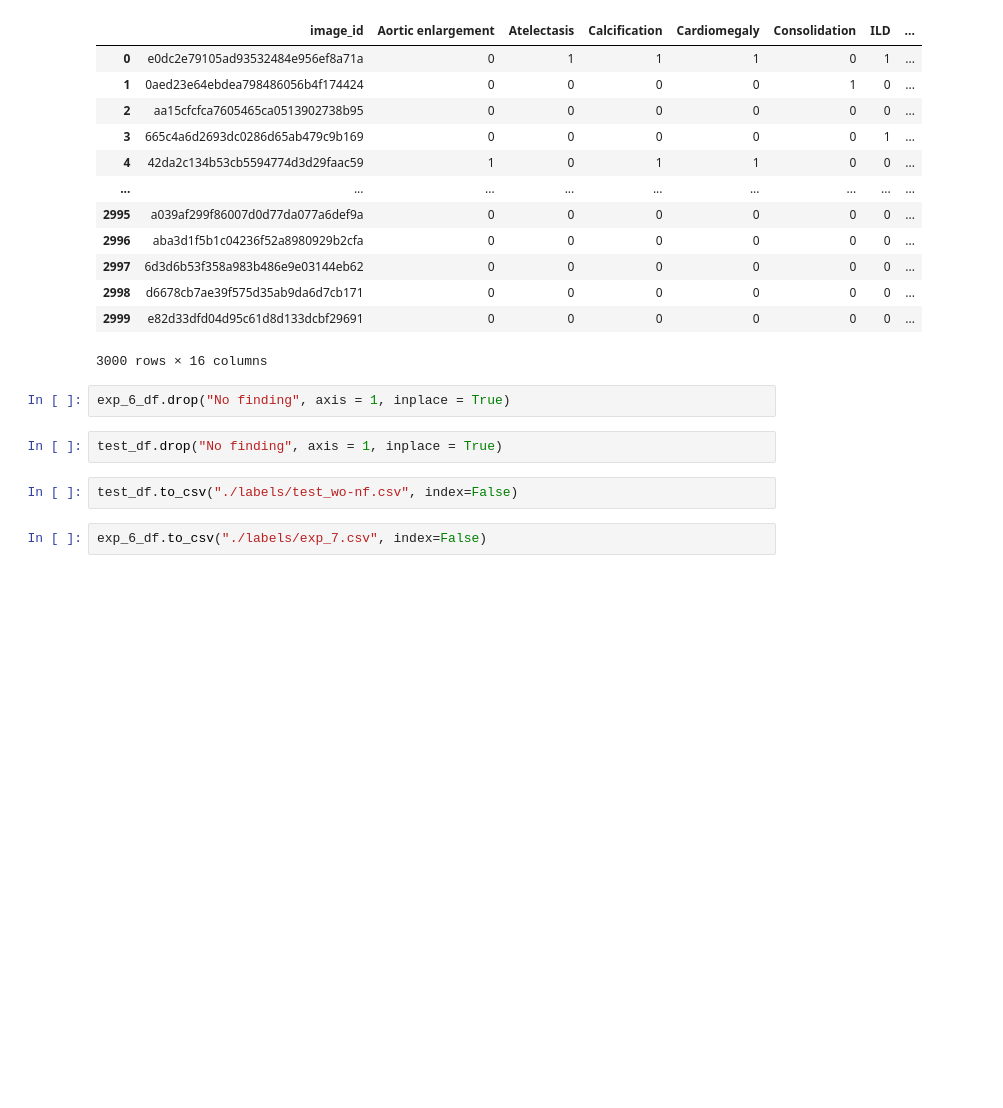
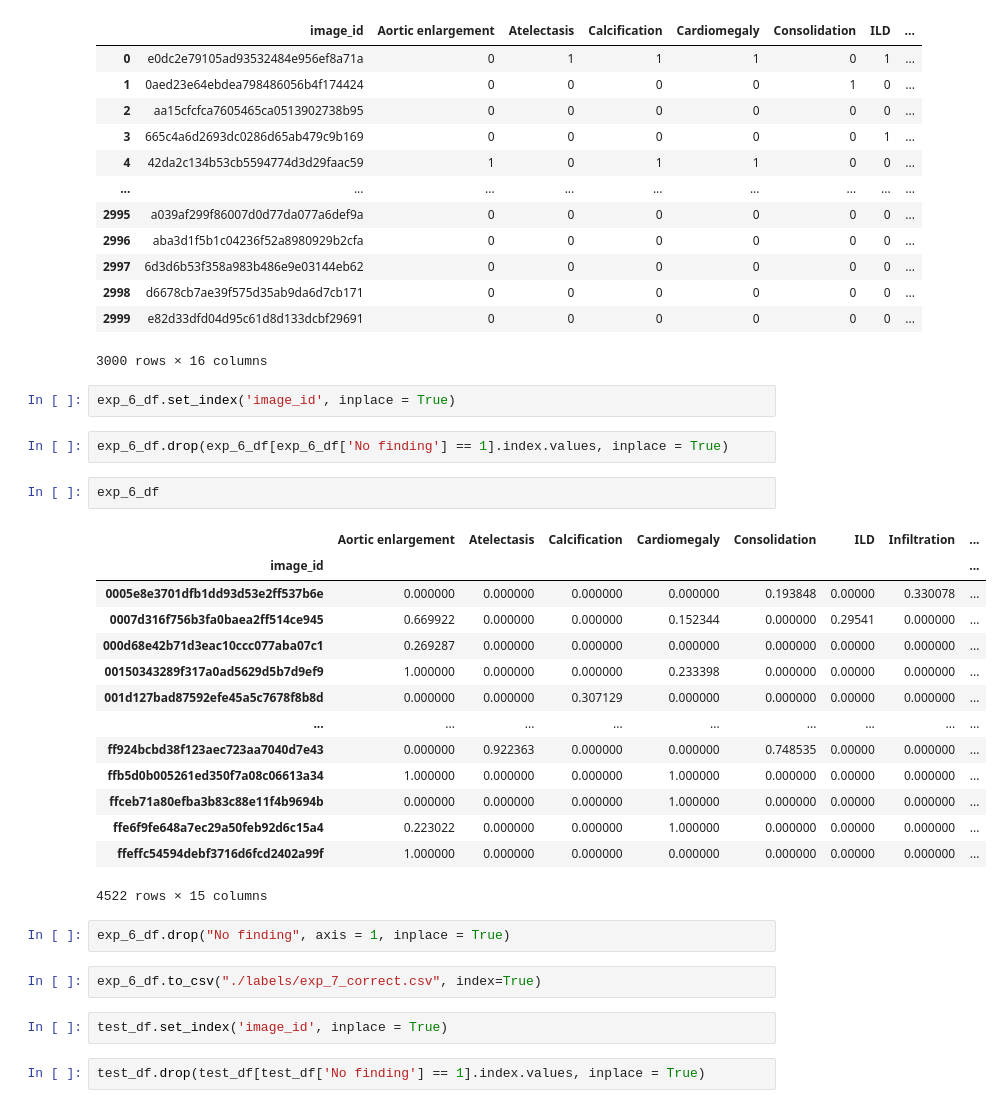
Before and after one commit to akansh12/Vin-ChestXR-Abnormality-detection, a Jupyter notebook: Notebooks/14_class/Radiologist_selection.ipynb, the cells around one changed output. Saved outputs shown, nothing was run; the diff lists cells and outputs as text; blank space fills up the shorter version.

```diff
--- a/Notebooks/14_class/Radiologist_selection.ipynb
+++ b/Notebooks/14_class/Radiologist_selection.ipynb
@@ -339,11 +339,32 @@ test_df
 | 2998 | d6678cb7ae39f575d35ab9da6d7cb171 | 0 | 0 | 0 | 0 | 0 | 0 | ... |
 | 2999 | e82d33dfd04d95c61d8d133dcbf29691 | 0 | 0 | 0 | 0 | 0 | 0 | ... |
 3000 rows × 16 columns
+# %%
+exp_6_df.set_index('image_id', inplace = True)
+# %%
+exp_6_df.drop(exp_6_df[exp_6_df['No finding'] == 1].index.values, inplace = True)
+# %%
+exp_6_df
+# %% [output]
+|  | Aortic enlargement | Atelectasis | Calcification | Cardiomegaly | Consolidation | ILD | Infiltration | ... |
+| image_id |  |  |  |  |  |  |  | ... |
+| 0005e8e3701dfb1dd93d53e2ff537b6e | 0.000000 | 0.000000 | 0.000000 | 0.000000 | 0.193848 | 0.00000 | 0.330078 | ... |
+| 0007d316f756b3fa0baea2ff514ce945 | 0.669922 | 0.000000 | 0.000000 | 0.152344 | 0.000000 | 0.29541 | 0.000000 | ... |
+| 000d68e42b71d3eac10ccc077aba07c1 | 0.269287 | 0.000000 | 0.000000 | 0.000000 | 0.000000 | 0.00000 | 0.000000 | ... |
+| 00150343289f317a0ad5629d5b7d9ef9 | 1.000000 | 0.000000 | 0.000000 | 0.233398 | 0.000000 | 0.00000 | 0.000000 | ... |
+| 001d127bad87592efe45a5c7678f8b8d | 0.000000 | 0.000000 | 0.307129 | 0.000000 | 0.000000 | 0.00000 | 0.000000 | ... |
+| ... | ... | ... | ... | ... | ... | ... | ... | ... |
+| ff924bcbd38f123aec723aa7040d7e43 | 0.000000 | 0.922363 | 0.000000 | 0.000000 | 0.748535 | 0.00000 | 0.000000 | ... |
+| ffb5d0b005261ed350f7a08c06613a34 | 1.000000 | 0.000000 | 0.000000 | 1.000000 | 0.000000 | 0.00000 | 0.000000 | ... |
+| ffceb71a80efba3b83c88e11f4b9694b | 0.000000 | 0.000000 | 0.000000 | 1.000000 | 0.000000 | 0.00000 | 0.000000 | ... |
+| ffe6f9fe648a7ec29a50feb92d6c15a4 | 0.223022 | 0.000000 | 0.000000 | 1.000000 | 0.000000 | 0.00000 | 0.000000 | ... |
+| ffeffc54594debf3716d6fcd2402a99f | 1.000000 | 0.000000 | 0.000000 | 0.000000 | 0.000000 | 0.00000 | 0.000000 | ... |
+4522 rows × 15 columns
 # %%
 exp_6_df.drop("No finding", axis = 1, inplace = True)
-# %%
-test_df.drop("No finding", axis = 1, inplace = True)
-# %%
-test_df.to_csv("./labels/test_wo-nf.csv", index=False)
 # %%
-exp_6_df.to_csv("./labels/exp_7.csv", index=False)
+exp_6_df.to_csv("./labels/exp_7_correct.csv", index=True)
+# %%
+test_df.set_index('image_id', inplace = True)
+# %%
+test_df.drop(test_df[test_df['No finding'] == 1].index.values, inplace = True)
```
Also changed, not shown: parts of 2 cells of this notebook, 3 other files.
